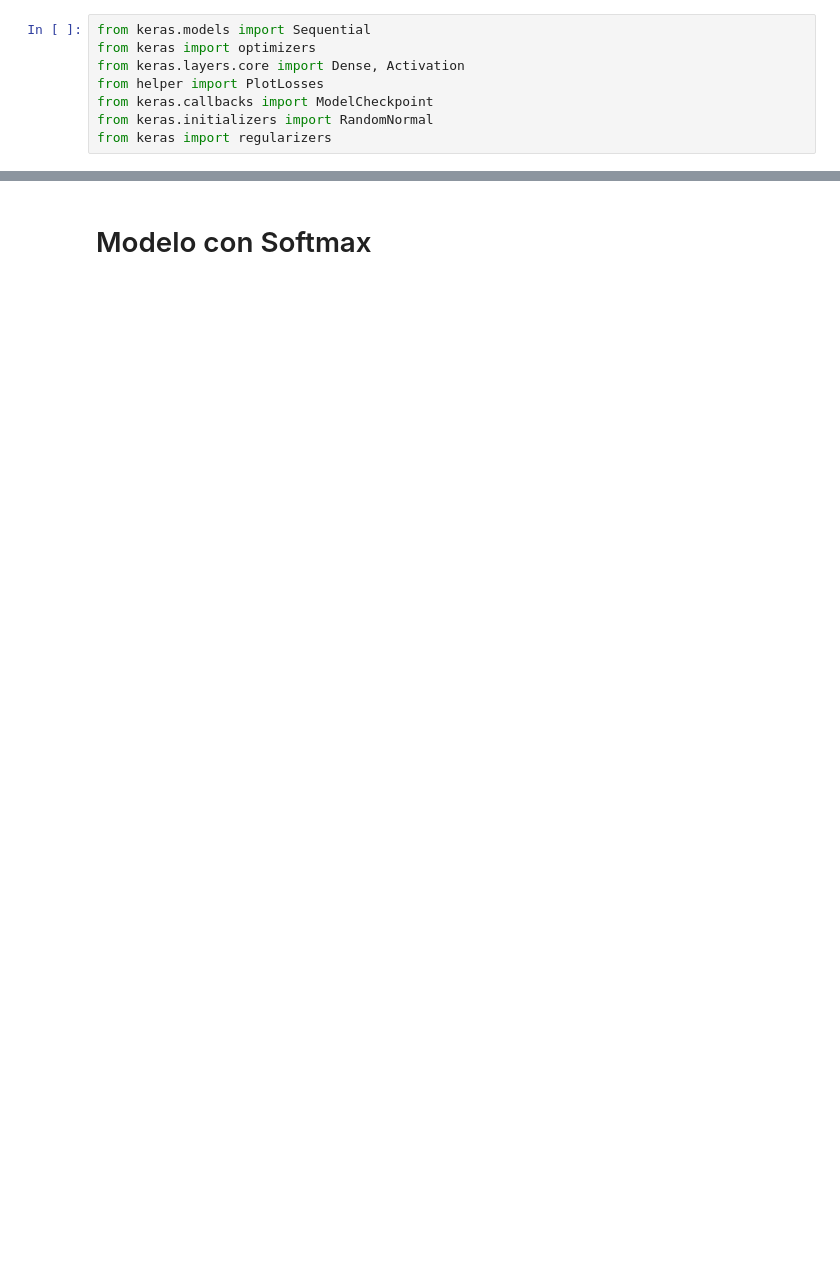
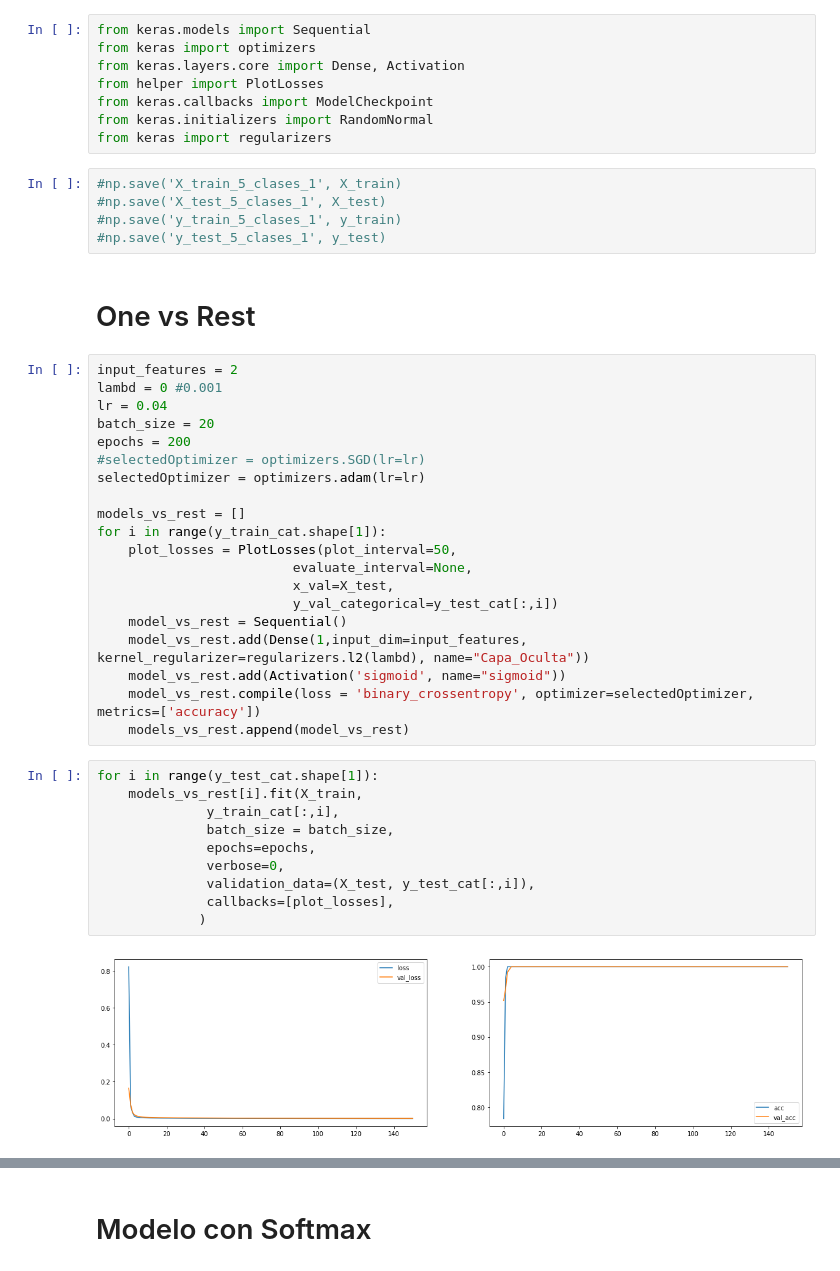
Before and after one commit to lab-ml-itba/6-MLP-multiclass, a Jupyter notebook: multiclass.ipynb, the cells around one changed output, grey strips where cells are left out. Saved outputs shown, nothing was run; the diff lists cells and outputs as text; blank space fills up the shorter version.

```diff
--- a/multiclass.ipynb
+++ b/multiclass.ipynb
@@ -66,3 +69,42 @@ from helper import PlotLosses
 from keras.callbacks import ModelCheckpoint
 from keras.initializers import RandomNormal
 from keras import regularizers
+# %%
+#np.save('X_train_5_clases_1', X_train)
+#np.save('X_test_5_clases_1', X_test)
+#np.save('y_train_5_clases_1', y_train)
+#np.save('y_test_5_clases_1', y_test)
+# %% [markdown]
+# One vs Rest
+# %%
+input_features = 2
+lambd = 0 #0.001
+lr = 0.04
+batch_size = 20
+epochs = 200
+#selectedOptimizer = optimizers.SGD(lr=lr)
+selectedOptimizer = optimizers.adam(lr=lr)
+
+models_vs_rest = []
+for i in range(y_train_cat.shape[1]):
+    plot_losses = PlotLosses(plot_interval=50,
+                         evaluate_interval=None,
+                         x_val=X_test,
+                         y_val_categorical=y_test_cat[:,i])
+    model_vs_rest = Sequential()
+    model_vs_rest.add(Dense(1,input_dim=input_features, kernel_regularizer=regularizers.l2(lambd), name="Capa_Oculta"))
+    model_vs_rest.add(Activation('sigmoid', name="sigmoid"))
+    model_vs_rest.compile(loss = 'binary_crossentropy', optimizer=selectedOptimizer, metrics=['accuracy'])
+    models_vs_rest.append(model_vs_rest)
+# %%
+for i in range(y_test_cat.shape[1]):
+    models_vs_rest[i].fit(X_train,
+              y_train_cat[:,i],
+              batch_size = batch_size,
+              epochs=epochs,
+              verbose=0,
+              validation_data=(X_test, y_test_cat[:,i]),
+              callbacks=[plot_losses],
+             )
+# %% [output]
+[figure, added]
```
Also changed, not shown: parts of 42 cells of this notebook, 5 other files.
